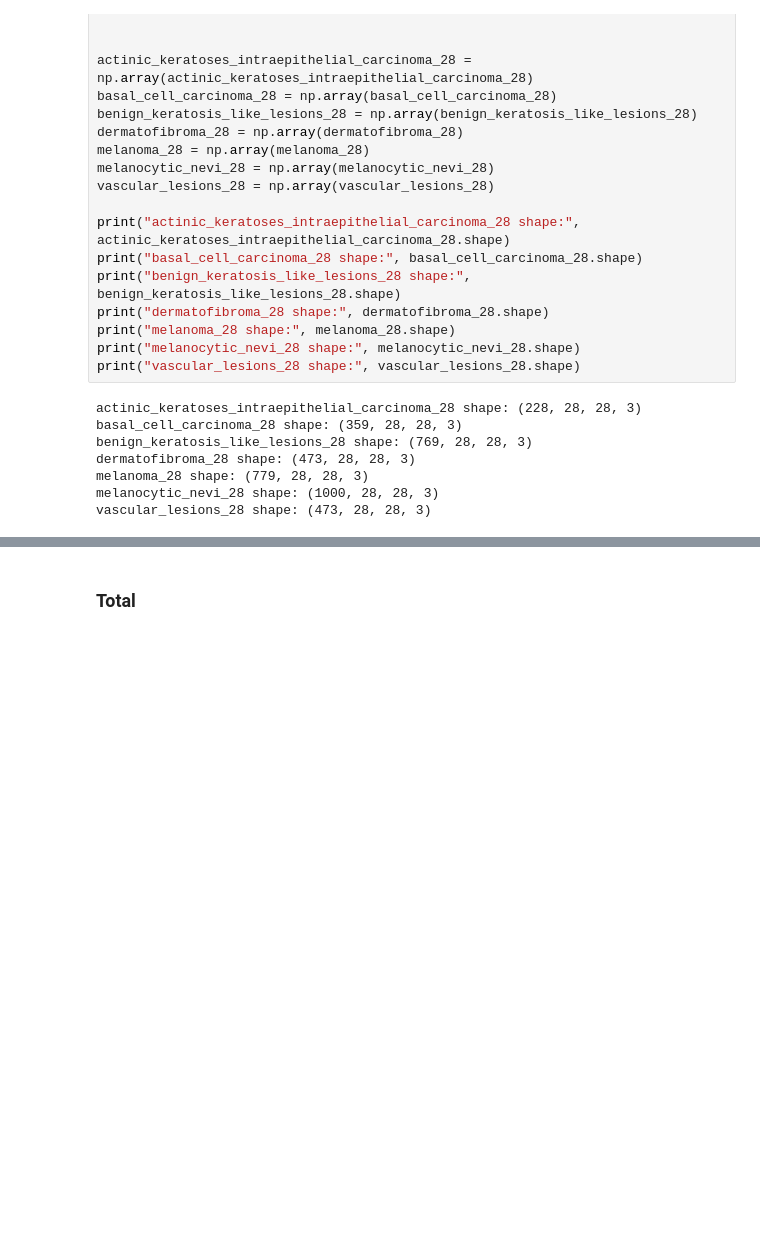
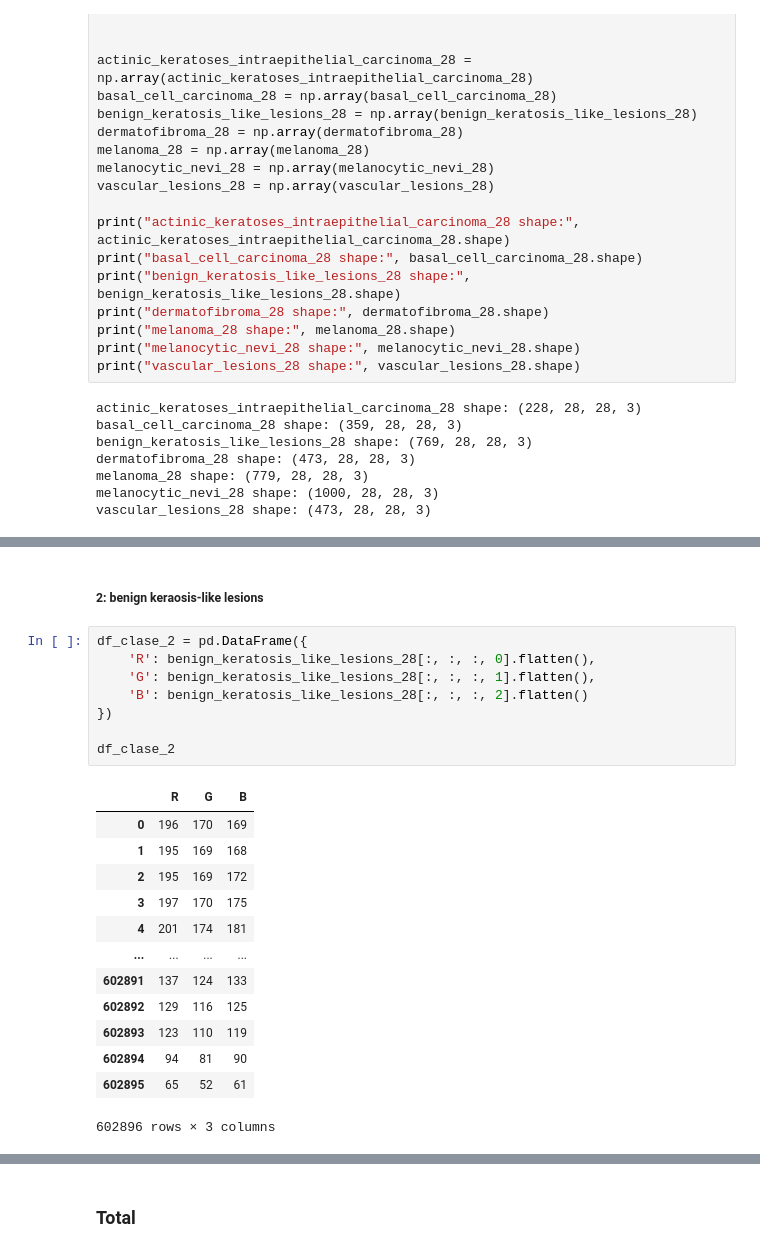
Before and after one commit to matgoni/Dermatology_MNIST, a Jupyter notebook: Chi-cuadrada.ipynb, the cells around one changed output, grey strips where cells are left out. Drawn from its saved outputs; the diff is of its cells as text; blank space fills up the shorter version.

```diff
--- a/Chi-cuadrada.ipynb
+++ b/Chi-cuadrada.ipynb
@@ -175,0 +228,24 @@ vascular_lesions_28 shape: (473, 28, 28, 3)
+# %% [markdown]
+##### 2: benign keraosis-like lesions
+# %%
+df_clase_2 = pd.DataFrame({
+    'R': benign_keratosis_like_lesions_28[:, :, :, 0].flatten(),
+    'G': benign_keratosis_like_lesions_28[:, :, :, 1].flatten(),
+    'B': benign_keratosis_like_lesions_28[:, :, :, 2].flatten()
+})
+
+df_clase_2
+# %% [output]
+|  | R | G | B |
+| 0 | 196 | 170 | 169 |
+| 1 | 195 | 169 | 168 |
+| 2 | 195 | 169 | 172 |
+| 3 | 197 | 170 | 175 |
+| 4 | 201 | 174 | 181 |
+| ... | ... | ... | ... |
+| 602891 | 137 | 124 | 133 |
+| 602892 | 129 | 116 | 125 |
+| 602893 | 123 | 110 | 119 |
+| 602894 | 94 | 81 | 90 |
+| 602895 | 65 | 52 | 61 |
+602896 rows × 3 columns
```
Also changed, not shown: parts of 51 cells of this notebook.
